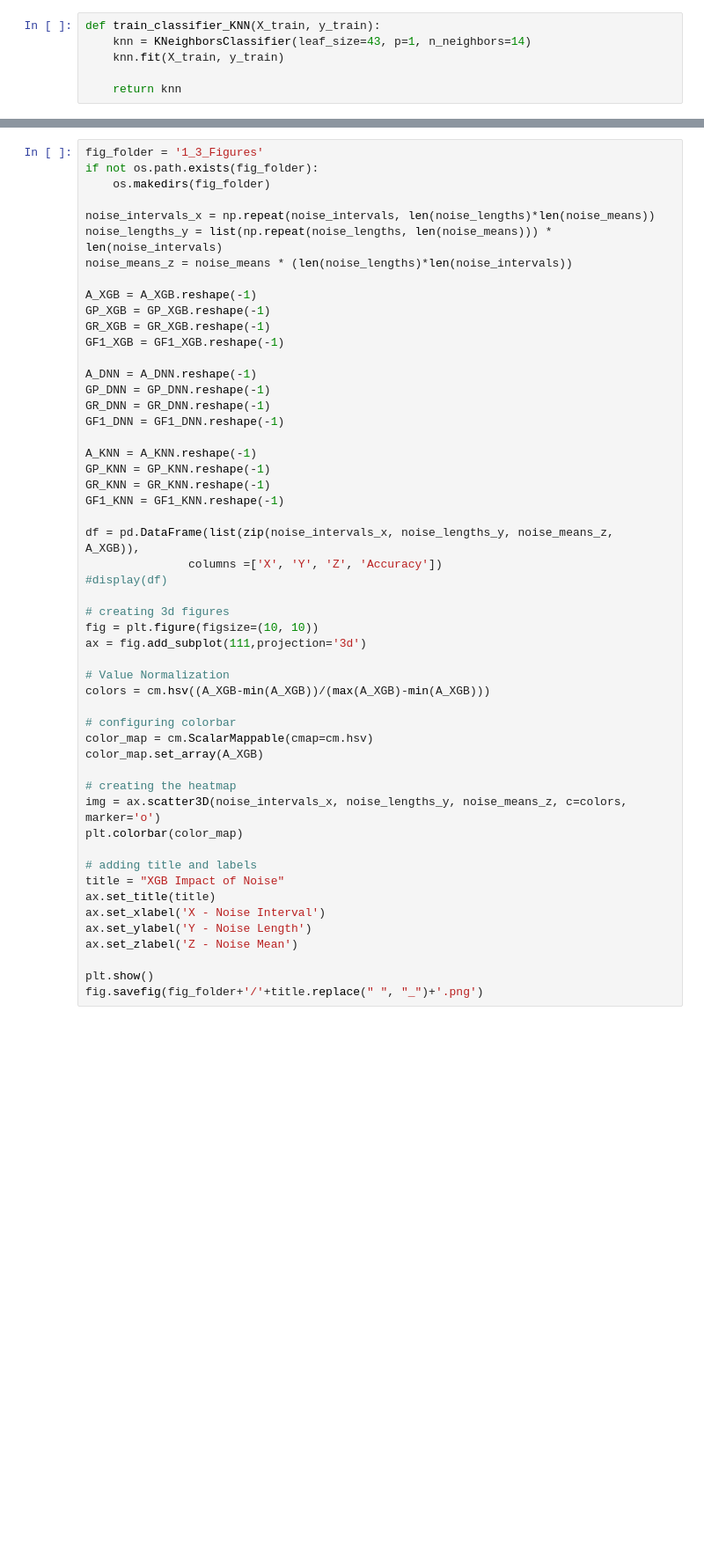
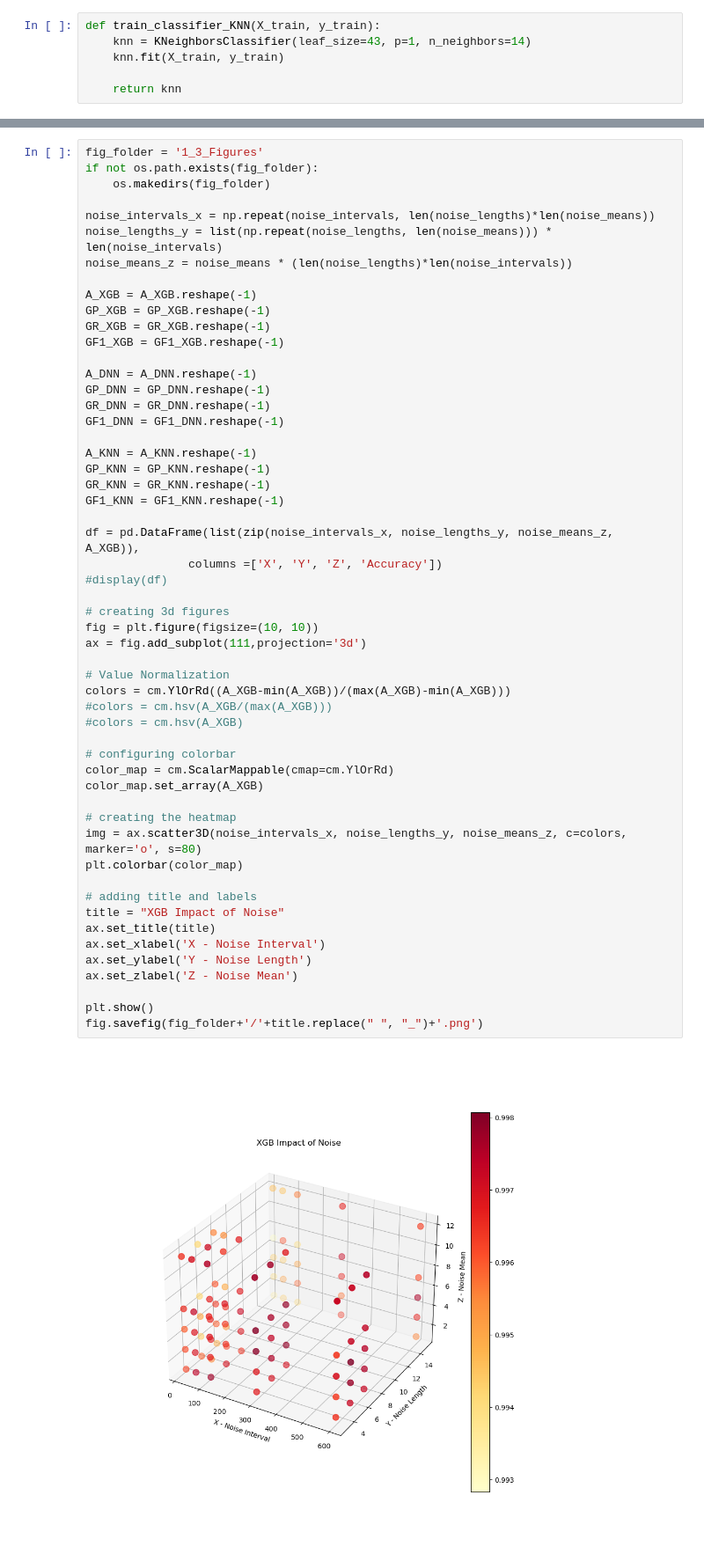
Before and after one commit to marsluca/Network-failure-cause-identification, a Jupyter notebook: 1_3/1.3 - Heatmap - Impact of noise.ipynb, the cells around one changed output, grey strips where cells are left out. Shown at 88% size. Cells and saved outputs as stored; diff of their text form; blank space fills up the shorter version.

```diff
--- a/1_3/1.3 - Heatmap - Impact of noise.ipynb
+++ b/1_3/1.3 - Heatmap - Impact of noise.ipynb
@@ -200,33 +218,37 @@ GF1_DNN = GF1_DNN.reshape(-1)
 A_KNN = A_KNN.reshape(-1)
 GP_KNN = GP_KNN.reshape(-1)
 GR_KNN = GR_KNN.reshape(-1)
 GF1_KNN = GF1_KNN.reshape(-1)
 
 df = pd.DataFrame(list(zip(noise_intervals_x, noise_lengths_y, noise_means_z, A_XGB)),
                columns =['X', 'Y', 'Z', 'Accuracy'])
 #display(df)
 
 # creating 3d figures
 fig = plt.figure(figsize=(10, 10))
 ax = fig.add_subplot(111,projection='3d')
 
 # Value Normalization
-colors = cm.hsv((A_XGB-min(A_XGB))/(max(A_XGB)-min(A_XGB)))
+colors = cm.YlOrRd((A_XGB-min(A_XGB))/(max(A_XGB)-min(A_XGB)))
+#colors = cm.hsv(A_XGB/(max(A_XGB)))
+#colors = cm.hsv(A_XGB)
 
 # configuring colorbar
-color_map = cm.ScalarMappable(cmap=cm.hsv)
+color_map = cm.ScalarMappable(cmap=cm.YlOrRd)
 color_map.set_array(A_XGB)
 
 # creating the heatmap
-img = ax.scatter3D(noise_intervals_x, noise_lengths_y, noise_means_z, c=colors, marker='o')
+img = ax.scatter3D(noise_intervals_x, noise_lengths_y, noise_means_z, c=colors, marker='o', s=80)
 plt.colorbar(color_map)
 
 # adding title and labels
 title = "XGB Impact of Noise"
 ax.set_title(title)
 ax.set_xlabel('X - Noise Interval')
 ax.set_ylabel('Y - Noise Length')
 ax.set_zlabel('Z - Noise Mean')
 
 plt.show()
 fig.savefig(fig_folder+'/'+title.replace(" ", "_")+'.png')
+# %% [output]
+[figure, added]
```
Also changed, not shown: parts of 3 cells of this notebook, 1 other file.
